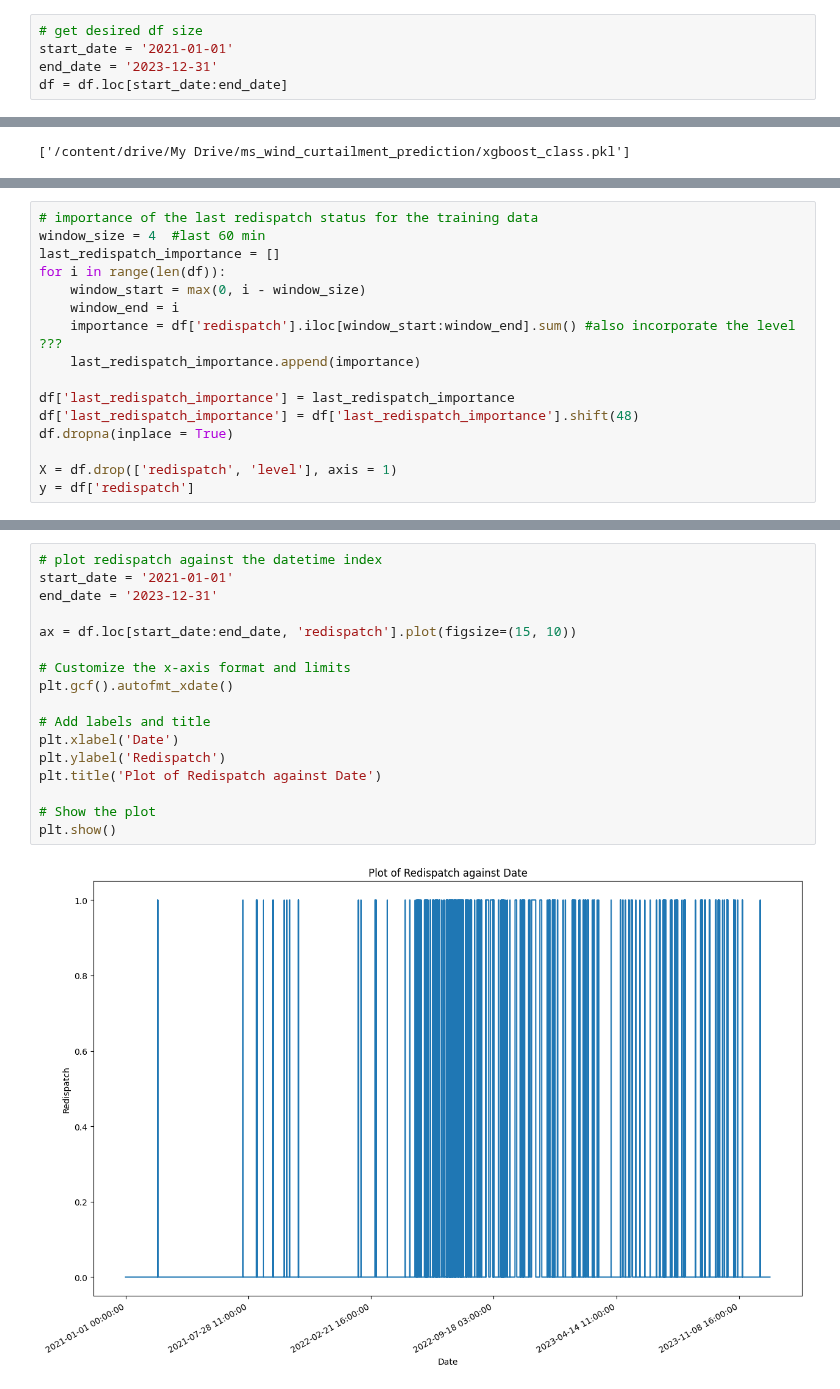
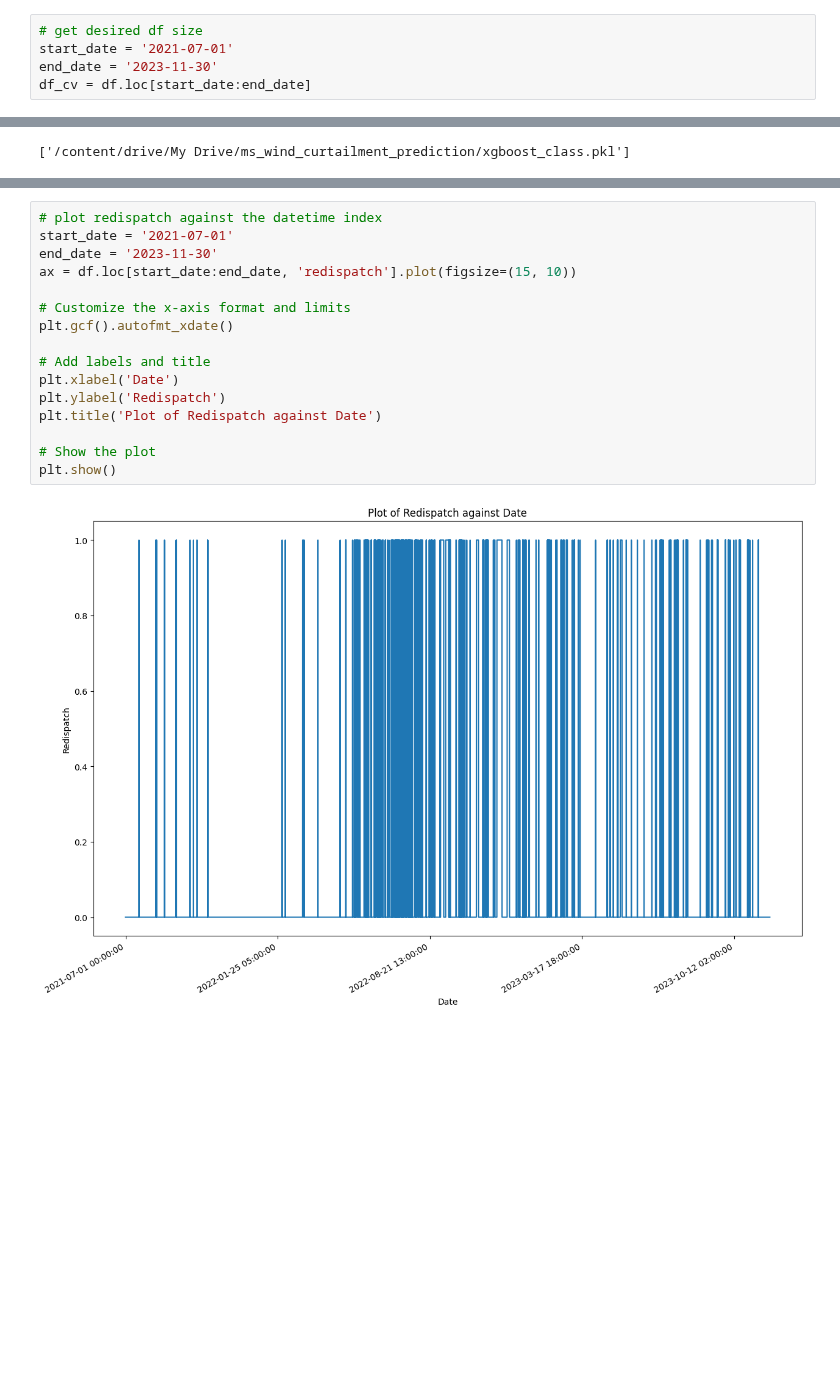
Before and after one commit to mgondeck/wind_curtailment_prediction, a Jupyter notebook: xgboost_binary_classification.ipynb, the cells around one changed output, grey strips where cells are left out. Drawn from its saved outputs; the diff is of its cells as text; blank space fills up the shorter version.

```diff
--- a/xgboost_binary_classification.ipynb
+++ b/xgboost_binary_classification.ipynb
@@ -33,8 +41,8 @@ df = pd.read_csv('/content/drive/My Drive/ms_wind_curtailment_prediction/lagged_
 # %%
 # get desired df size
-start_date = '2021-01-01'
-end_date = '2023-12-31'
-df = df.loc[start_date:end_date]
+start_date = '2021-07-01'
+end_date = '2023-11-30'
+df_cv = df.loc[start_date:end_date]
 # %%
 # impute, scale pipeline and smote (for class imbalance)
 preprocessor = Pipeline([
@@ -241,16 +354,0 @@ joblib.dump(xgboost_class, '/content/drive/My Drive/ms_wind_curtailment_predicti
-# %%
-# importance of the last redispatch status for the training data
-window_size = 4  #last 60 min
-last_redispatch_importance = []
-for i in range(len(df)):
-    window_start = max(0, i - window_size)
-    window_end = i
-    importance = df['redispatch'].iloc[window_start:window_end].sum() #also incorporate the level ???
-    last_redispatch_importance.append(importance)
-
-df['last_redispatch_importance'] = last_redispatch_importance
-df['last_redispatch_importance'] = df['last_redispatch_importance'].shift(48)
-df.dropna(inplace = True)
-
-X = df.drop(['redispatch', 'level'], axis = 1)
-y = df['redispatch']
@@ -286,19 +387,18 @@ KeyboardInterrupt:
 # %%
 # plot redispatch against the datetime index
-start_date = '2021-01-01'
-end_date = '2023-12-31'
-
+start_date = '2021-07-01'
+end_date = '2023-11-30'
 ax = df.loc[start_date:end_date, 'redispatch'].plot(figsize=(15, 10))
 
 # Customize the x-axis format and limits
 plt.gcf().autofmt_xdate()
 
 # Add labels and title
 plt.xlabel('Date')
 plt.ylabel('Redispatch')
 plt.title('Plot of Redispatch against Date')
 
 # Show the plot
 plt.show()
 # %% [output]
-[figure, old version]
+[figure, new version]
```
Also changed, not shown: parts of 18 cells of this notebook.
